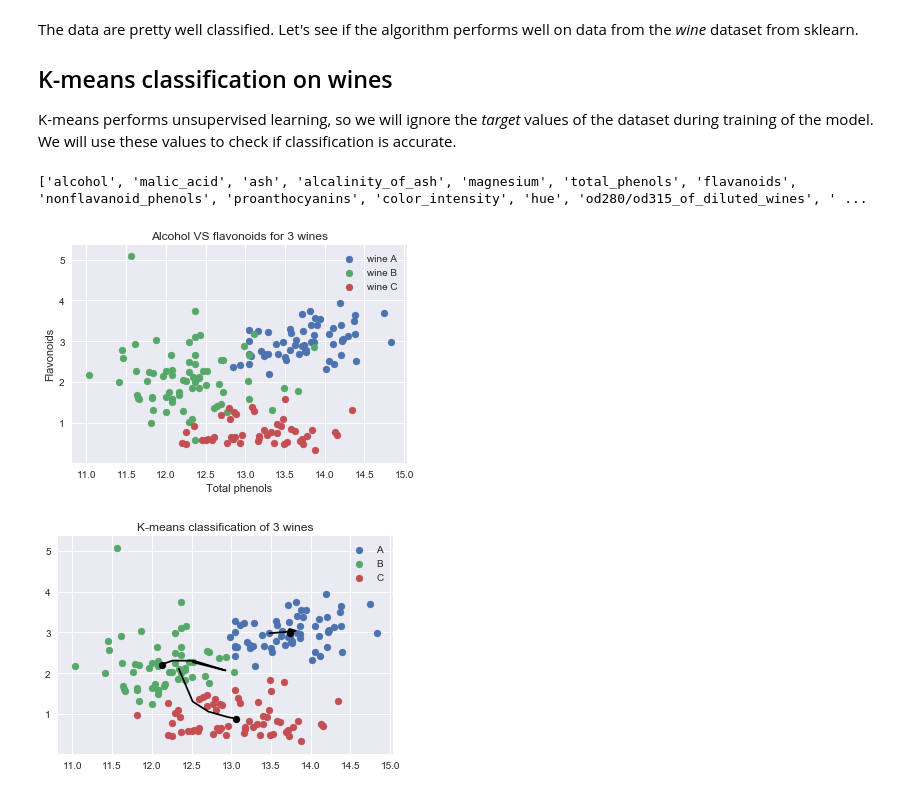
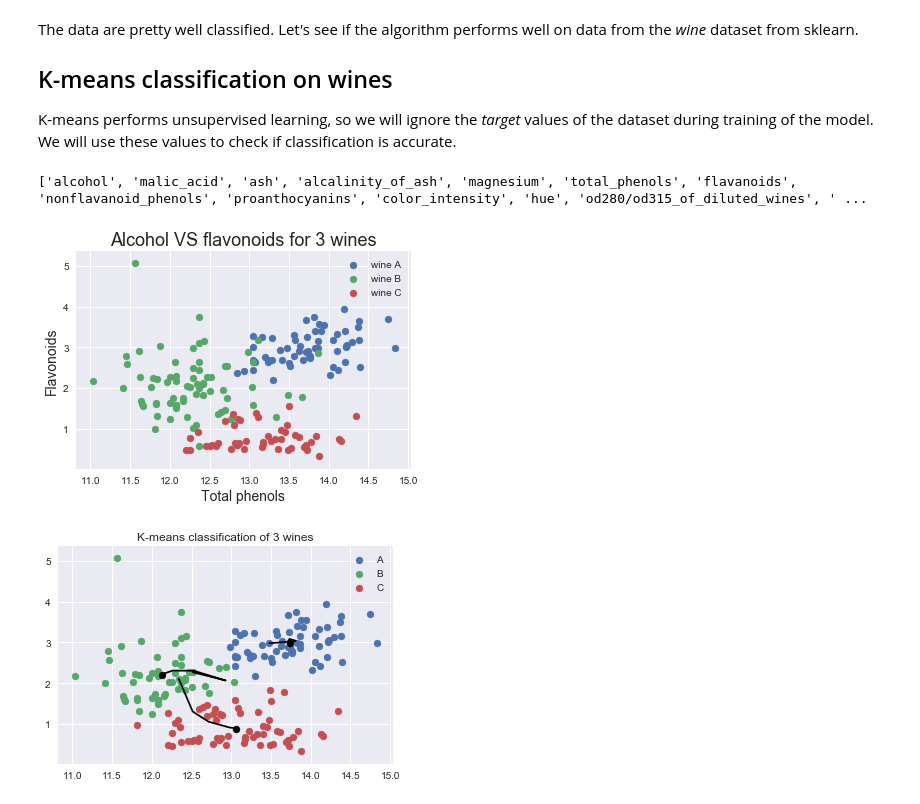
Before and after one commit to jschnab/machine-learning, a Jupyter notebook: kmeans/kmeans.ipynb, the cells around one changed output. Cells and saved outputs as stored; diff of their text form; code cells hidden in the pictures.

```diff
--- a/kmeans/kmeans.ipynb
+++ b/kmeans/kmeans.ipynb
@@ -137,31 +134,31 @@ K-means performs unsupervised learning, so we will ignore the *target* values of
 # %%
 #load dataset
 wine = datasets.load_wine()
 
 print(wine['feature_names'])
 
 #create input X and output Y variables
 X = wine['data'][:, [0, 6]]
 Y = wine['target'][:, np.newaxis]
 
 #create filters for wine type
 is_A = (Y == 0).flatten()
 is_B = (Y == 1).flatten()
 is_C = (Y == 2).flatten()
 
 #plot data
 fig, ax = plt.subplots()
 ax.scatter(X[:, 0][is_A], X[:, 1][is_A], color='C0', label='wine A')
 ax.scatter(X[:, 0][is_B], X[:, 1][is_B], color='C1', label='wine B')
 ax.scatter(X[:, 0][is_C], X[:, 1][is_C], color='C2', label='wine C')
-ax.set_xlabel('Total phenols')
-ax.set_ylabel('Flavonoids')
-ax.set_title("Alcohol VS flavonoids for 3 wines")
+ax.set_xlabel('Total phenols', fontsize=14)
+ax.set_ylabel('Flavonoids', fontsize=14)
+ax.set_title("Alcohol VS flavonoids for 3 wines", fontsize=18)
 ax.legend()
 plt.show()
 # %% [output]
 ['alcohol', 'malic_acid', 'ash', 'alcalinity_of_ash', 'magnesium', 'total_phenols', 'flavanoids', 'nonflavanoid_phenols', 'proanthocyanins', 'color_intensity', 'hue', 'od280/od315_of_diluted_wines', ' ...
-[figure, old version]
+[figure, new version]
 # %%
 #train the model and classify data
 history, centroids, idx = kmeans(X, 10, 3)
```
Also changed, not shown: parts of 1 cell of this notebook, 2 other files.
